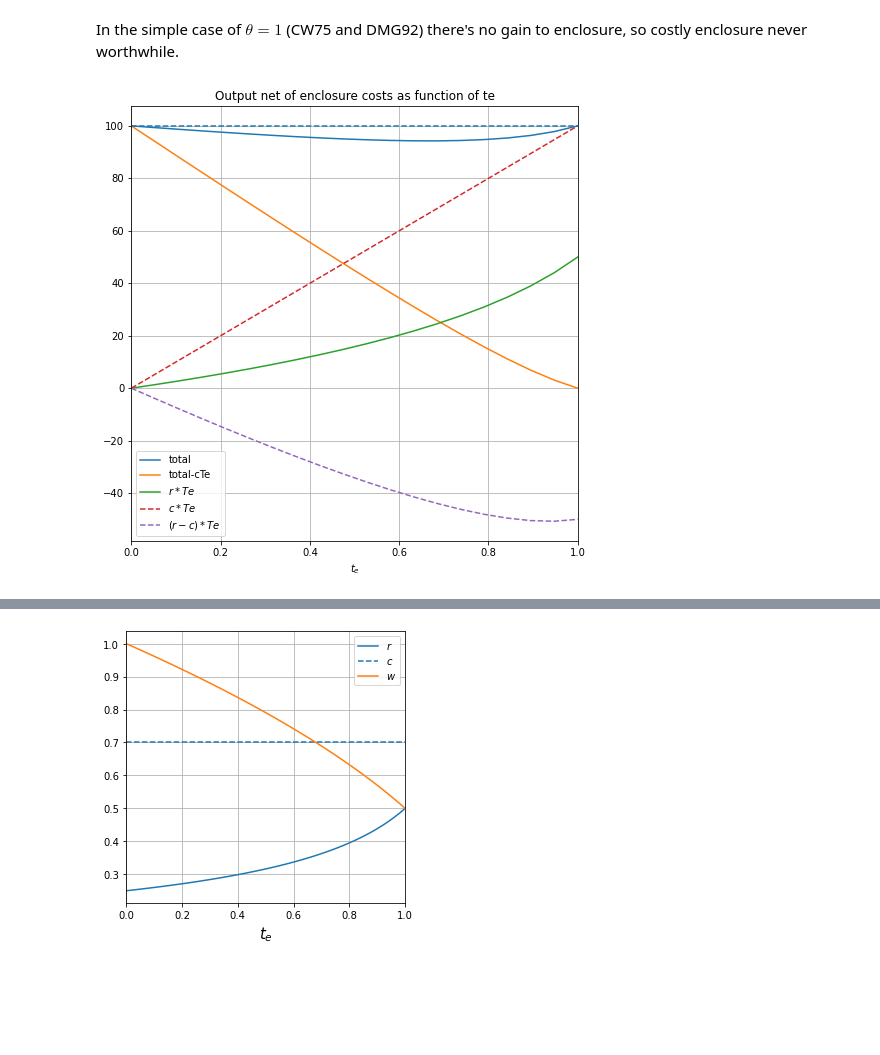
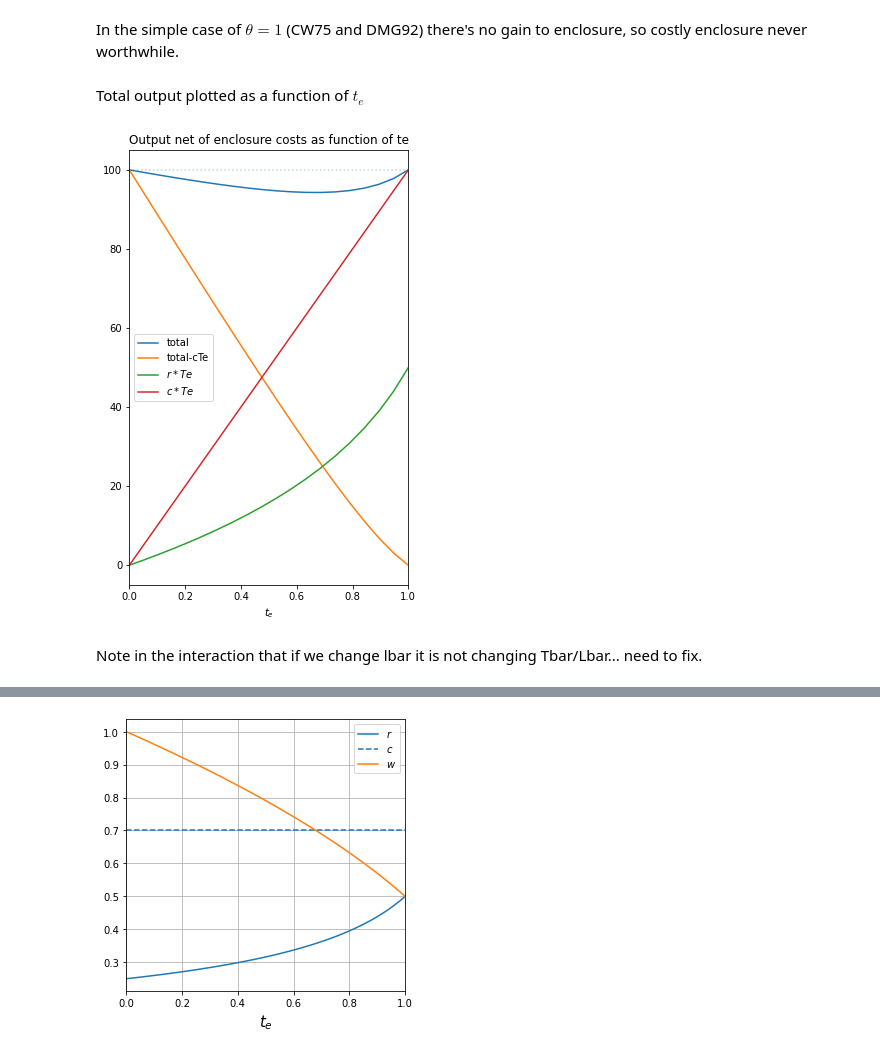
Before and after one commit to mbaker21231/enclosure_book, a Jupyter notebook: notebooks/enclosure_total.ipynb, the cells around one changed output, grey strips where cells are left out. Drawn from its saved outputs; the diff is of its cells as text; code cells hidden in the pictures; blank space fills up the shorter version.

```diff
--- a/notebooks/enclosure_total.ipynb
+++ b/notebooks/enclosure_total.ipynb
@@ -18,10 +18,14 @@ $$
 $$
 # %% [markdown]
 In the simple case of $\theta = 1$ (CW75 and DMG92) there's no gain to enclosure, so costly enclosure never worthwhile.
+# %% [markdown]
+Total output plotted as a function of $t_e$
 # %%
-plotY()
+plotY(mu=0)
 # %% [output]
-[figure, old version]
+[figure, new version]
+# %% [markdown]
+Note in the interaction that if we change lbar it is not changing Tbar/Lbar... need to fix.
 # %%
 interact(plotY, alp =(0.2,0.9,0.1), th=(0.8,3,0.05), c=(0,4,0.1));
 # %% [output]
```
Also changed, not shown: parts of 6 cells of this notebook, 2 other files.
